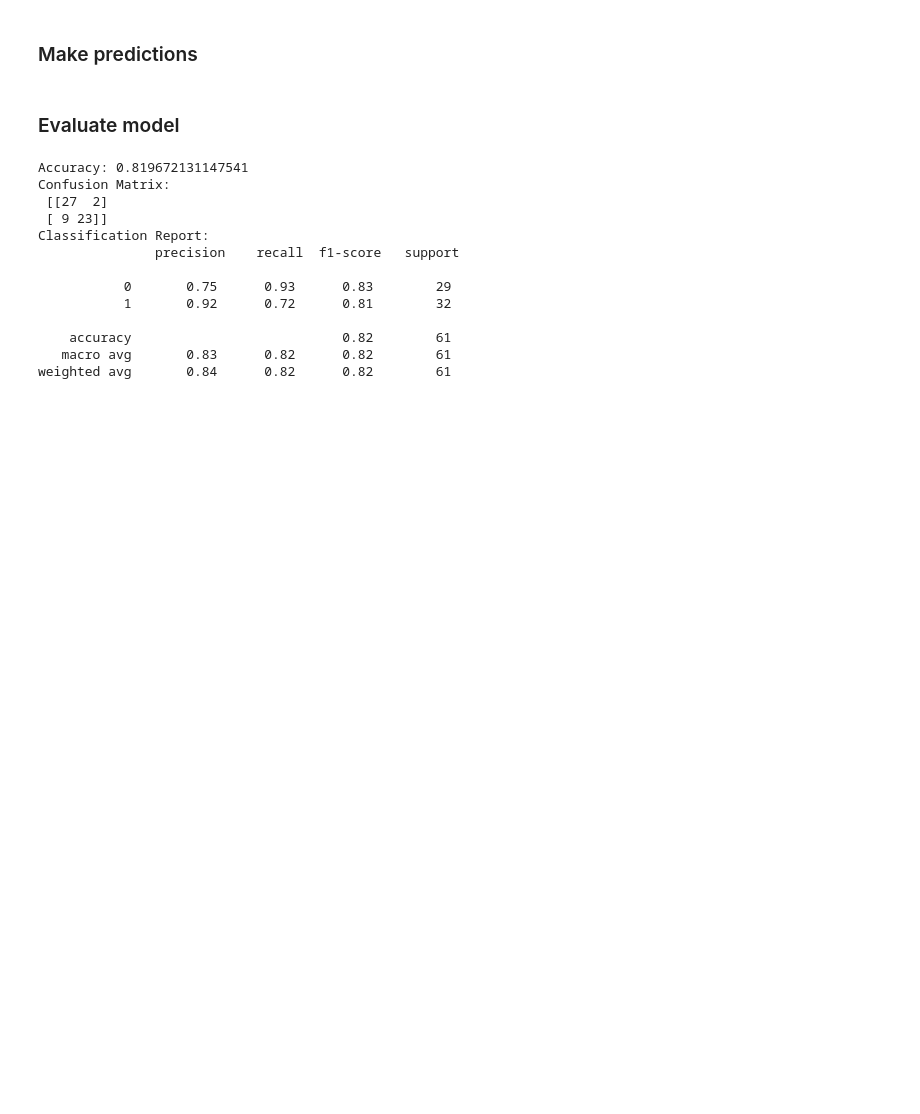
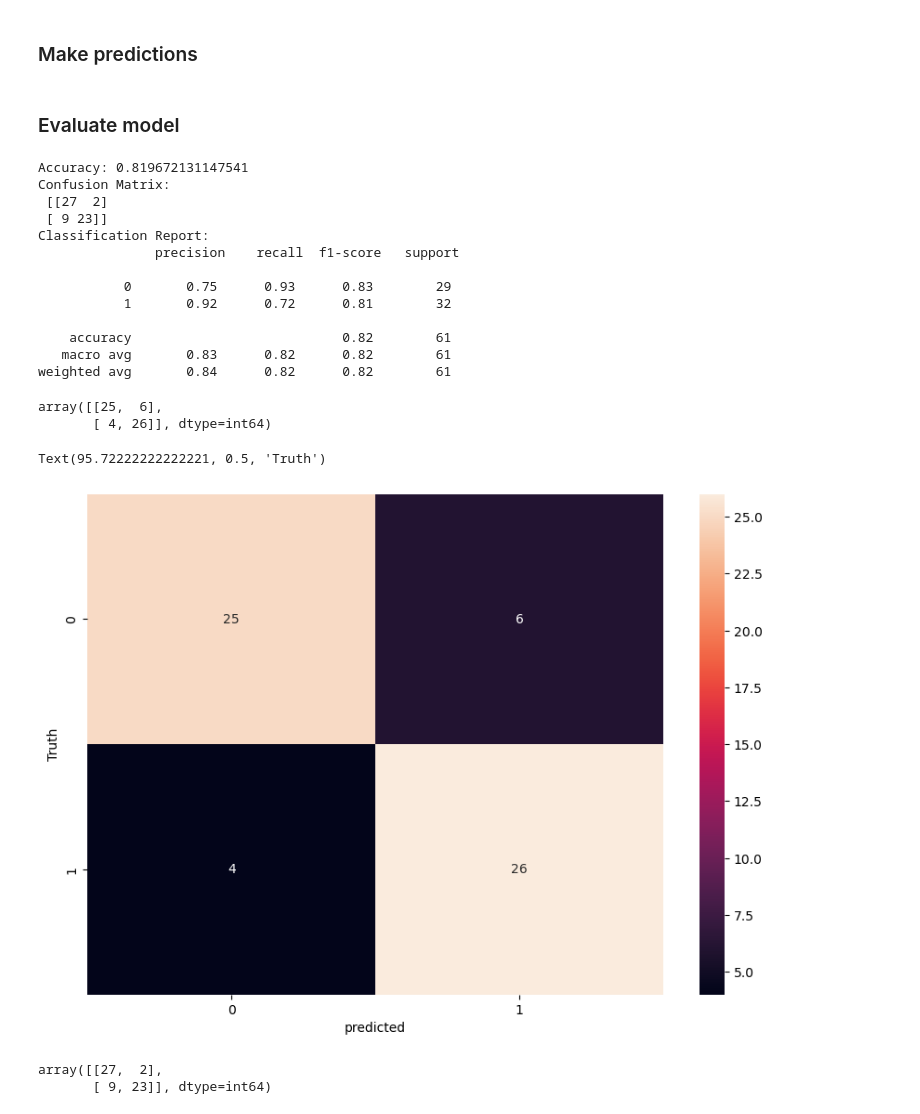
Before and after one commit to GUNTIKALYAN/ML_ALGORITHMS, a Jupyter notebook: Logistic_Regression/1-Logitsic_Regression_model.ipynb, the cells around one changed output. Saved outputs shown, nothing was run; the diff lists cells and outputs as text; code cells hidden in the pictures; blank space fills up the shorter version.

Commit message:
implemented heat map on the confussion matrix

```diff
--- a/Logistic_Regression/1-Logitsic_Regression_model.ipynb
+++ b/Logistic_Regression/1-Logitsic_Regression_model.ipynb
@@ -192,3 +192,24 @@ Classification Report:
     accuracy                           0.82        61
    macro avg       0.83      0.82      0.82        61
 weighted avg       0.84      0.82      0.82        61
+# %%
+cm = confusion_matrix(y_pred,y_test)
+cm
+# %% [output]
+array([[25,  6],
+       [ 4, 26]], dtype=int64)
+# %%
+import seaborn as sn
+plt.figure(figsize = (10,7))
+sn.heatmap(cm,annot=True)
+plt.xlabel('predicted')
+plt.ylabel('Truth')
+# %% [output]
+Text(95.72222222222221, 0.5, 'Truth')
+[figure, added]
+# %%
+cm_scaled = confusion_matrix(y_test,y_pred_scaled)
+cm_scaled
+# %% [output]
+array([[27,  2],
+       [ 9, 23]], dtype=int64)
```
Also changed, not shown: parts of 1 cell of this notebook.
